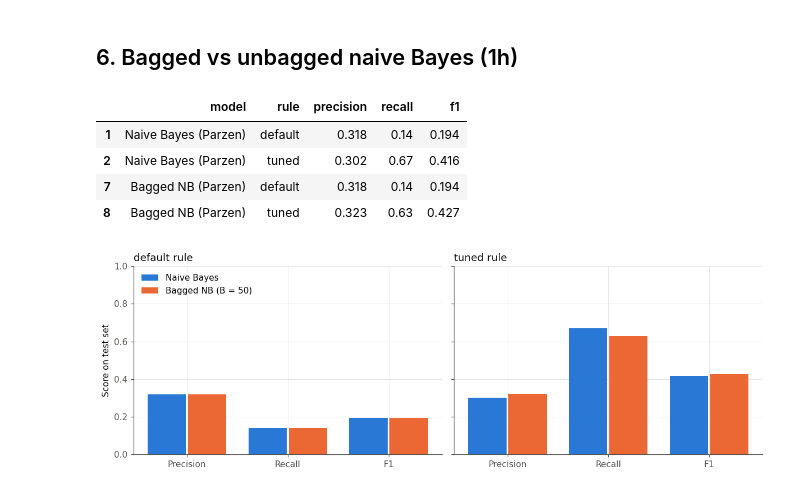
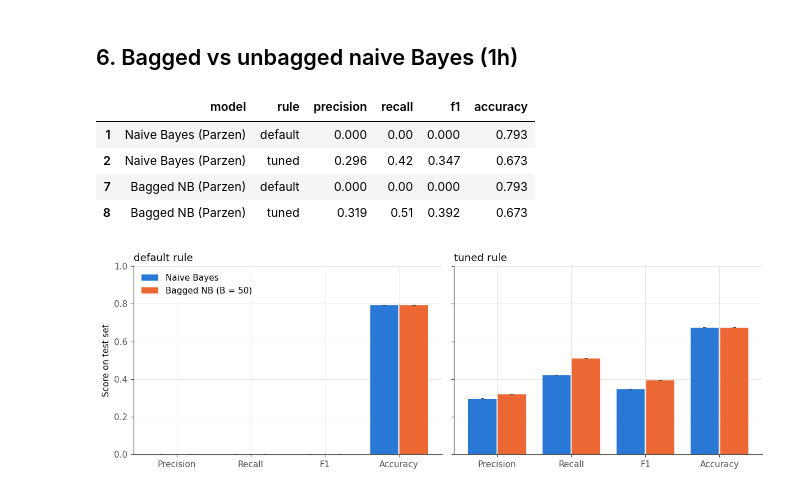
Before and after one commit to chensy618/pattern-recognition, a Jupyter notebook: notebook/results_problem1.ipynb, the cells around one changed output. Drawn from its saved outputs; the diff is of its cells as text; code cells hidden in the pictures.

```diff
--- a/notebook/results_problem1.ipynb
+++ b/notebook/results_problem1.ipynb
@@ -50,7 +66,9 @@ seed: 2026
 # %%
 for key, df in results.items():
     print(TITLES[key])
-    display(df[["model", "rule", "precision", "recall", "f1", "hyperparameters", "threshold"]]
-            .round(3))
+    cols = ["model", "rule", "precision", "recall", "f1", "accuracy"]
+    if SPLIT == "kfold":
+        cols += ["precision_std", "recall_std", "f1_std", "accuracy_std"]
+    display(df[cols + ["hyperparameters", "threshold"]].round(3))
 # %% [output]
 (1e) Registry features
@@ -125,15 +144,17 @@ for ax, key in zip(axes, results):
     learned = df[~df["model"].str.startswith("Dummy")]
     models = learned["model"].unique()
     f1 = learned.pivot(index="model", columns="rule", values="f1").loc[models]
+    f1_std = learned.pivot(index="model", columns="rule", values="f1_std").loc[models].fillna(0)
     x = np.arange(len(models))
-    ax.bar(x - 0.2, f1["default"], 0.38, color=BLUE, label="default rule")
-    ax.bar(x + 0.2, f1["tuned"], 0.38, color=ORANGE, label="tuned threshold")
+    kw = {"capsize": 2, "error_kw": {"elinewidth": 0.8, "ecolor": TEXT_2}}
+    ax.bar(x - 0.2, f1["default"], 0.38, color=BLUE, yerr=f1_std["default"], label="default rule", **kw)
+    ax.bar(x + 0.2, f1["tuned"], 0.38, color=ORANGE, yerr=f1_std["tuned"], label="tuned threshold", **kw)
     for i, v in enumerate(f1["default"]):
         if v == 0:
             ax.text(x[i] - 0.2, 0.01, "0", ha="center", va="bottom", color=TEXT_2, fontsize=8)
     ax.set_xticks(x); ax.set_xticklabels(models, rotation=20, ha="right")
     ax.set_ylim(0, 0.6); ax.set_title(TITLES[key])
-axes[0].set_ylabel("Test F1")
+axes[0].set_ylabel("Test F1 (mean ± std over folds)" if SPLIT == "kfold" else "Test F1")
 axes[0].legend(loc="upper left")
 fig.tight_layout()
 # %% [output]
@@ -145,15 +166,18 @@ reg = table_for(results["1e"], "tuned").set_index("model")
 full = table_for(results["1f"], "tuned").set_index("model")
 models = [m for m in reg.index if not m.startswith("Dummy")]
 
-fig, axes = plt.subplots(1, 3, figsize=(15, 3.8), sharey=True)
+fig, axes = plt.subplots(1, 4, figsize=(18, 3.8), sharey=True)
 x = np.arange(len(models))
 for ax, metric in zip(axes, METRICS):
-    ax.bar(x - 0.2, reg.loc[models, metric], 0.38, color=BLUE, label="registry (1e)")
-    ax.bar(x + 0.2, full.loc[models, metric], 0.38, color=ORANGE, label="full (1f)")
+    kw = {"capsize": 2, "error_kw": {"elinewidth": 0.8, "ecolor": TEXT_2}}
+    ax.bar(x - 0.2, reg.loc[models, metric], 0.38, color=BLUE,
+           yerr=reg.loc[models, metric + "_std"].fillna(0), label="registry (1e)", **kw)
+    ax.bar(x + 0.2, full.loc[models, metric], 0.38, color=ORANGE,
+           yerr=full.loc[models, metric + "_std"].fillna(0), label="full (1f)", **kw)
     ax.set_xticks(x); ax.set_xticklabels(models, rotation=15, ha="right")
-    ax.set_title(metric.capitalize() if metric != "f1" else "F1")
+    ax.set_title(METRIC_LABELS[metric])
     ax.set_ylim(0, 1)
-axes[0].set_ylabel("Score on test set")
+axes[0].set_ylabel(YLABEL)
 axes[0].legend(loc="upper left")
 fig.tight_layout()
 
@@ -172,27 +196,31 @@ change
 # %%
 h = results["1h"]
 nb_models = ["Naive Bayes (Parzen)", "Bagged NB (Parzen)"]
 
 fig, axes = plt.subplots(1, 2, figsize=(11, 3.8), sharey=True)
 for ax, rule in zip(axes, ["default", "tuned"]):
     sub = h[(h["rule"] == rule) & h["model"].isin(nb_models)].set_index("model").loc[nb_models]
     x = np.arange(len(METRICS))
-    ax.bar(x - 0.2, sub.loc[nb_models[0], METRICS], 0.38, color=BLUE, label="Naive Bayes")
-    ax.bar(x + 0.2, sub.loc[nb_models[1], METRICS], 0.38, color=ORANGE, label="Bagged NB (B = 50)")
-    ax.set_xticks(x); ax.set_xticklabels(["Precision", "Recall", "F1"])
+    std = sub[[m + "_std" for m in METRICS]].fillna(0).values
+    kw = {"capsize": 2, "error_kw": {"elinewidth": 0.8, "ecolor": TEXT_2}}
+    ax.bar(x - 0.2, sub.loc[nb_models[0], METRICS], 0.38, color=BLUE, yerr=std[0],
+           label="Naive Bayes", **kw)
+    ax.bar(x + 0.2, sub.loc[nb_models[1], METRICS], 0.38, color=ORANGE, yerr=std[1],
+           label="Bagged NB (B = 50)", **kw)
+    ax.set_xticks(x); ax.set_xticklabels([METRIC_LABELS[m] for m in METRICS])
     ax.set_ylim(0, 1); ax.set_title(f"{rule} rule")
-axes[0].set_ylabel("Score on test set")
+axes[0].set_ylabel(YLABEL)
 axes[0].legend(loc="upper left")
 fig.tight_layout()
 
-h[h["model"].isin(nb_models)][["model", "rule", "precision", "recall", "f1"]].round(3)
+h[h["model"].isin(nb_models)][["model", "rule", "precision", "recall", "f1", "accuracy"]].round(3)
 # %% [output]
-|  | model | rule | precision | recall | f1 |
-| 1 | Naive Bayes (Parzen) | default | 0.318 | 0.14 | 0.194 |
-| 2 | Naive Bayes (Parzen) | tuned | 0.302 | 0.67 | 0.416 |
-| 7 | Bagged NB (Parzen) | default | 0.318 | 0.14 | 0.194 |
-| 8 | Bagged NB (Parzen) | tuned | 0.323 | 0.63 | 0.427 |
+|  | model | rule | precision | recall | f1 | accuracy |
+| 1 | Naive Bayes (Parzen) | default | 0.000 | 0.00 | 0.000 | 0.793 |
+| 2 | Naive Bayes (Parzen) | tuned | 0.296 | 0.42 | 0.347 | 0.673 |
+| 7 | Bagged NB (Parzen) | default | 0.000 | 0.00 | 0.000 | 0.793 |
+| 8 | Bagged NB (Parzen) | tuned | 0.319 | 0.51 | 0.392 | 0.673 |
-[figure, old version]
+[figure, new version]
 # %% [markdown]
 ## 7. Hyperparameter selection
 
```
Also changed, not shown: parts of 15 cells of this notebook, 38 other files.
